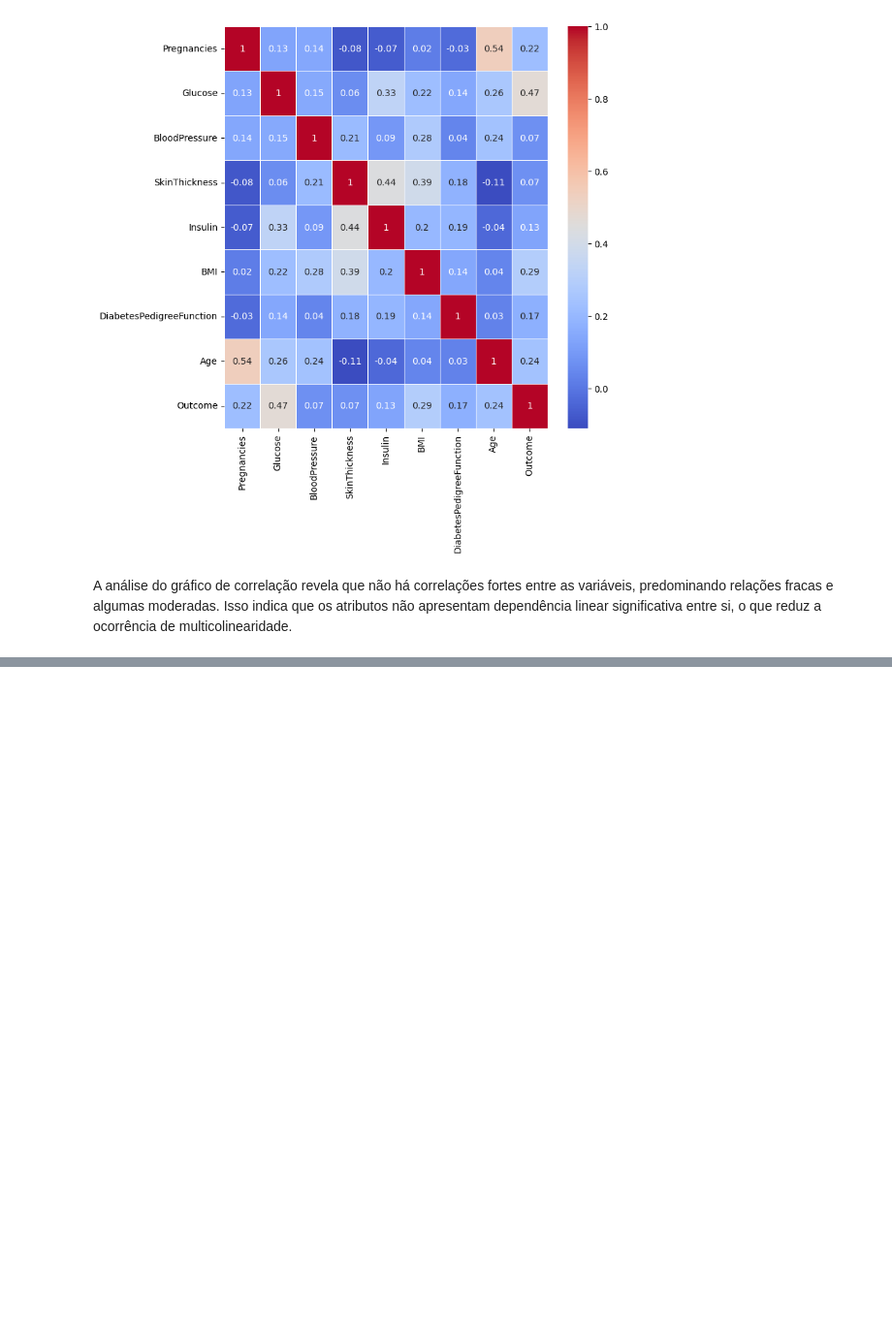
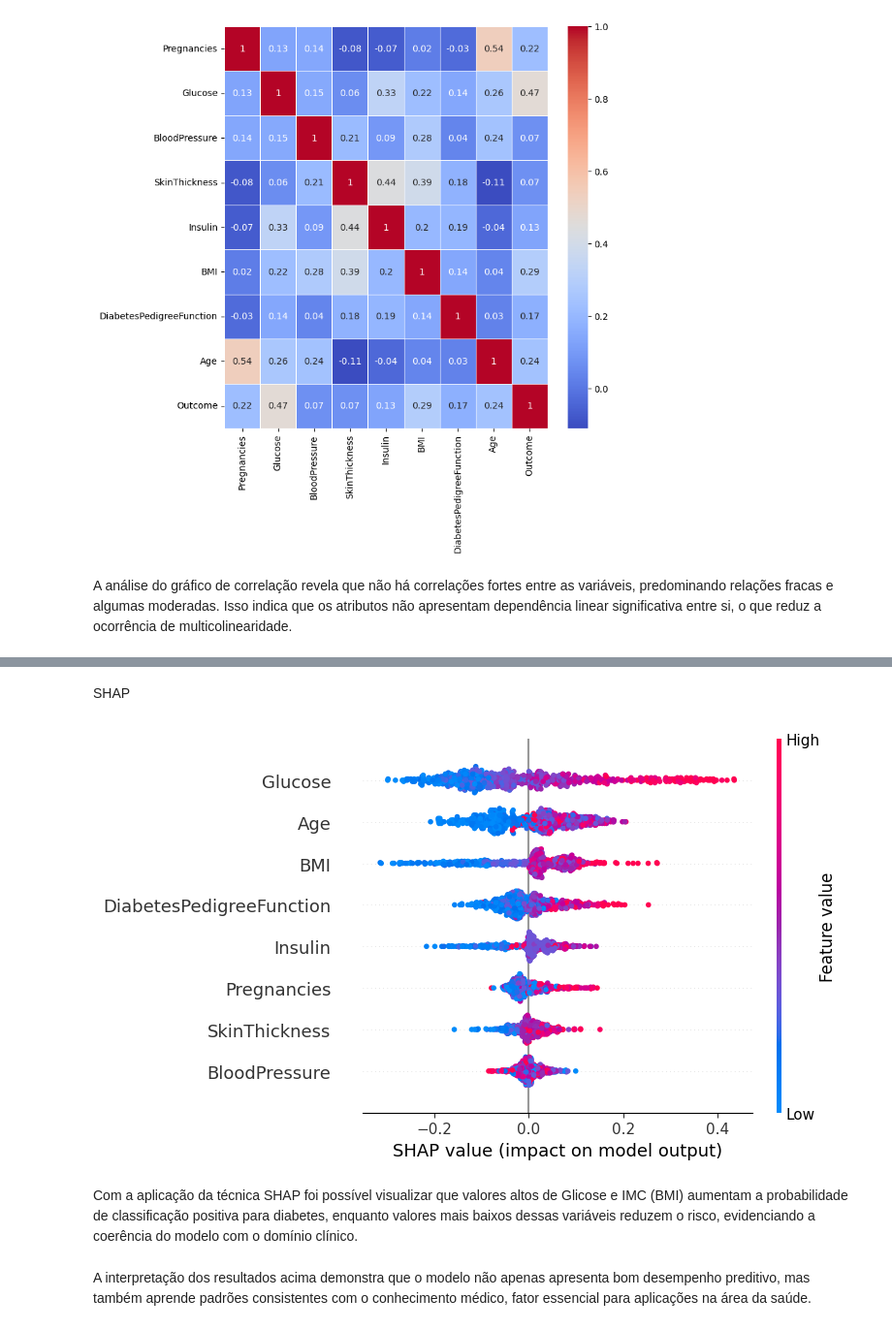
Before and after one commit to amaranini/postech-tech-challenges, a Jupyter notebook: fase1/fase1-tech-challenges.ipynb, the cells around one changed output, grey strips where cells are left out. Shown at 97% size. Drawn from its saved outputs; the diff is of its cells as text; code cells hidden in the pictures; blank space fills up the shorter version.

```diff
--- a/fase1/fase1-tech-challenges.ipynb
+++ b/fase1/fase1-tech-challenges.ipynb
@@ -281,0 +300,4 @@ ModuleNotFoundError: No module named 'sklearn'
+# %%
+from sklearn.model_selection import train_test_split
+
+X_train, X_test, y_train, y_test = train_test_split(X, y, test_size=0.2, random_state=13, stratify=y)
@@ -281,0 +469,22 @@ ModuleNotFoundError: No module named 'sklearn'
+# %%
+from sklearn.svm import LinearSVC
+
+# criando o pipeline do modelo SVM
+linearSvc_pipeline = Pipeline([
+    ('imputer', imputer),
+    ('scaler', scaler),
+    ('model', LinearSVC(
+        C=1.0, # parâmetro de regularização que controla o trade-off entre maximizar a margem e minimizar o erro de classificação
+    ))
+])
+
+# treinando o modelo SVM
+linearSvc_pipeline.fit(X_train, y_train)
+# fazendo previsões com o modelo SVM
+y_pred_linearSvc = linearSvc_pipeline.predict(X_test)
+# criando o relatorio de desempenho do modelo SVM
+report_linearSvc = classification_report(
+    y_test,
+    y_pred_linearSvc,
+    output_dict=True
+)
@@ -281,0 +662,25 @@ ModuleNotFoundError: No module named 'sklearn'
+# %% [markdown]
+SHAP
+# %%
+import shap
+
+explainer = shap.TreeExplainer(
+    rf_pipeline.named_steps['model']
+)
+
+# preparando os dados de treino para o cálculo dos valores SHAP
+X_transformed = rf_pipeline[:-1].transform(X_train)
+shap_values = explainer.shap_values(X_transformed)
+# %%
+# Visualizando o SHAP para a classe 1 (Diabéticos)
+shap.summary_plot(
+    shap_values[:, :, 1],  # classe 1 = diabéticos (todas as linhas, todas as features, classe 1)
+    X_transformed,
+    feature_names=X_train.columns
+)
+# %% [output]
+[figure, added]
+# %% [markdown]
+Com a aplicação da técnica SHAP foi possível visualizar que valores altos de Glicose e IMC (BMI) aumentam a probabilidade de classificação positiva para diabetes, enquanto valores mais baixos dessas variáveis reduzem o risco, evidenciando a coerência do modelo com o domínio clínico.
+# %% [markdown]
+A interpretação dos resultados acima demonstra que o modelo não apenas apresenta bom desempenho preditivo, mas também aprende padrões consistentes com o conhecimento médico, fator essencial para aplicações na área da saúde.
```
Also changed, not shown: parts of 47 cells of this notebook.
